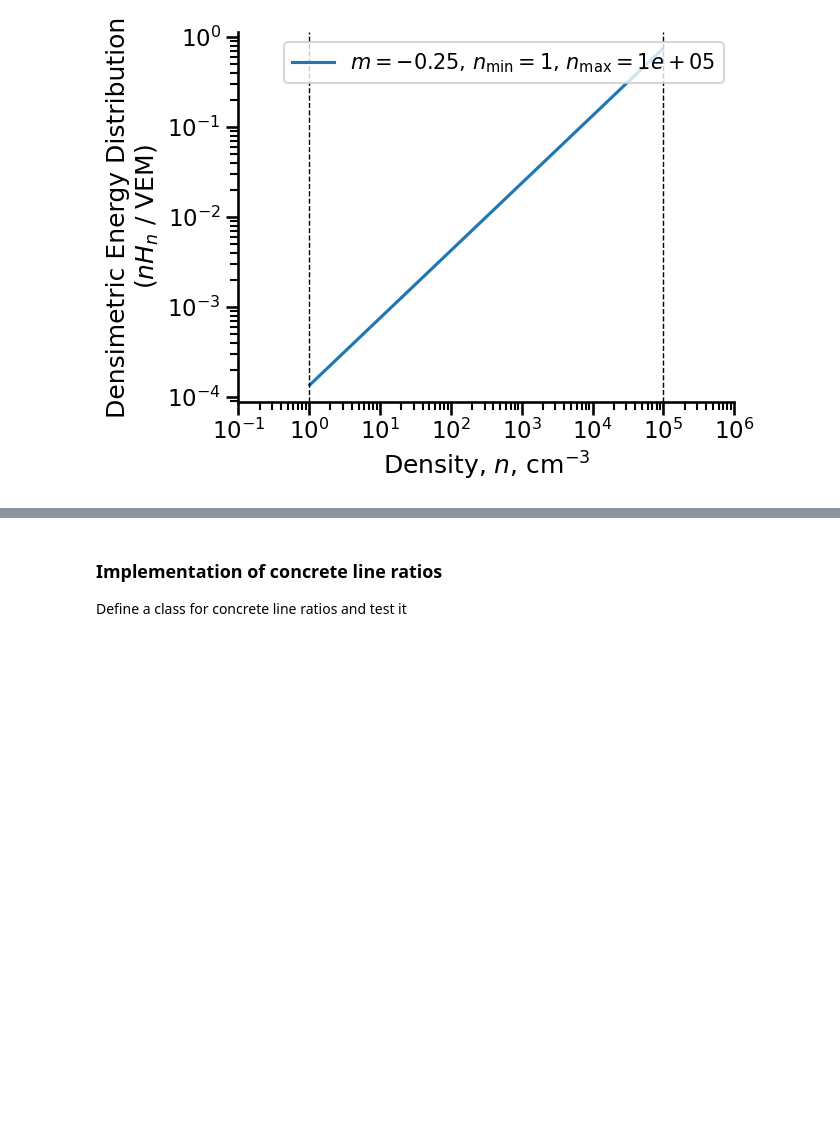
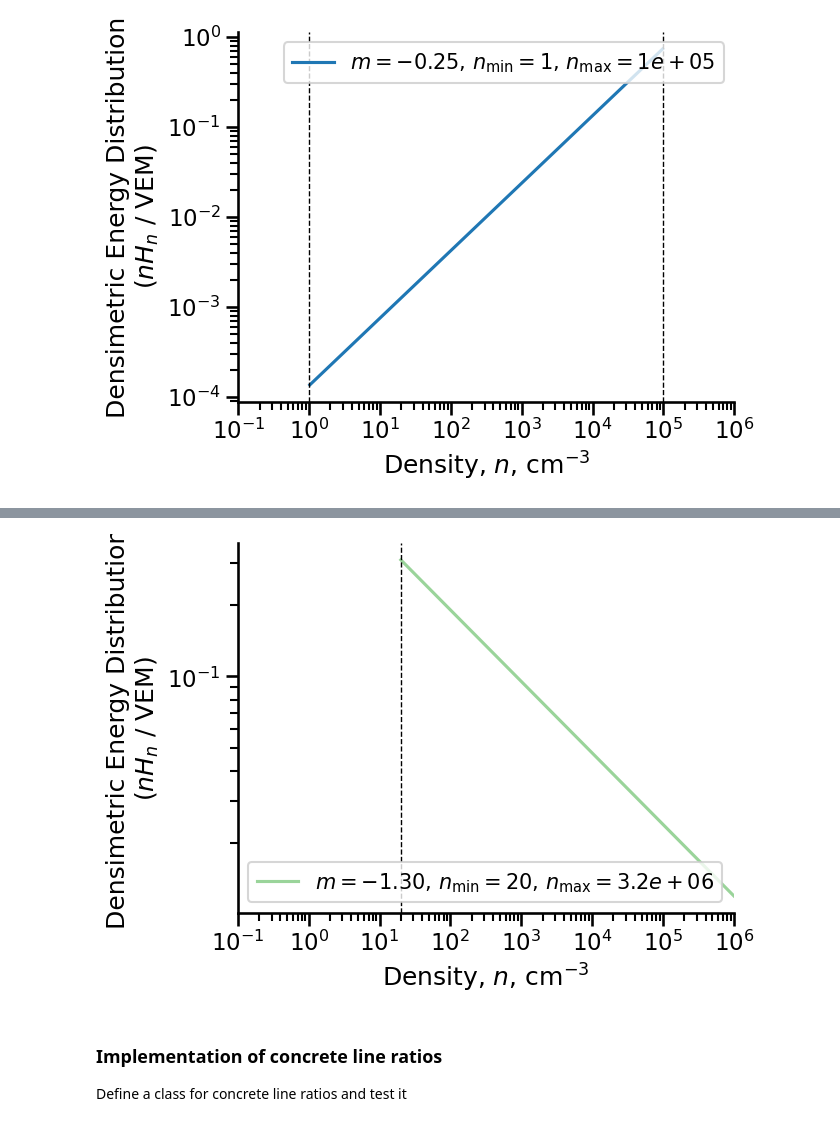
Before and after one commit to will-henney/hii-density-distribution, a Jupyter notebook: density_diagnostic_trends.ipynb, the cells around one changed output, grey strips where cells are left out. Cells and saved outputs as stored; diff of their text form; code cells hidden in the pictures; blank space fills up the shorter version.

```diff
--- a/density_diagnostic_trends.ipynb
+++ b/density_diagnostic_trends.ipynb
@@ -311,3 +334,19 @@ sns.despine()
+# %%
+fig, ax = plt.subplots()
+ax.plot(n_arr, n_arr * Hn, label=pdf.label)
+for x in pdf.nmin, pdf.nmax:
+    ax.axvline(x, lw=1, ls="dashed", color="k")
+ax.legend(fontsize="small")
+ax.set_xscale("log")
+ax.set_yscale("log")
+#ax.set_ylim(0.0, 1.3 * np.nanmax(Hn))
+ax.set_xlim(np.min(n_arr), np.max(n_arr))
+ax.set_xlabel("Density, $n$, cm$^{-3}$")
+ax.set_ylabel("Densimetric Energy Distribution\n" + r"$(n H_n \ / \ \mathrm{VEM})$")
+
+sns.despine()
+# %% [output]
+[figure, added]
 # %% [markdown]
 ### Implementation of concrete line ratios
 
```
Also changed, not shown: parts of 3 cells of this notebook.
